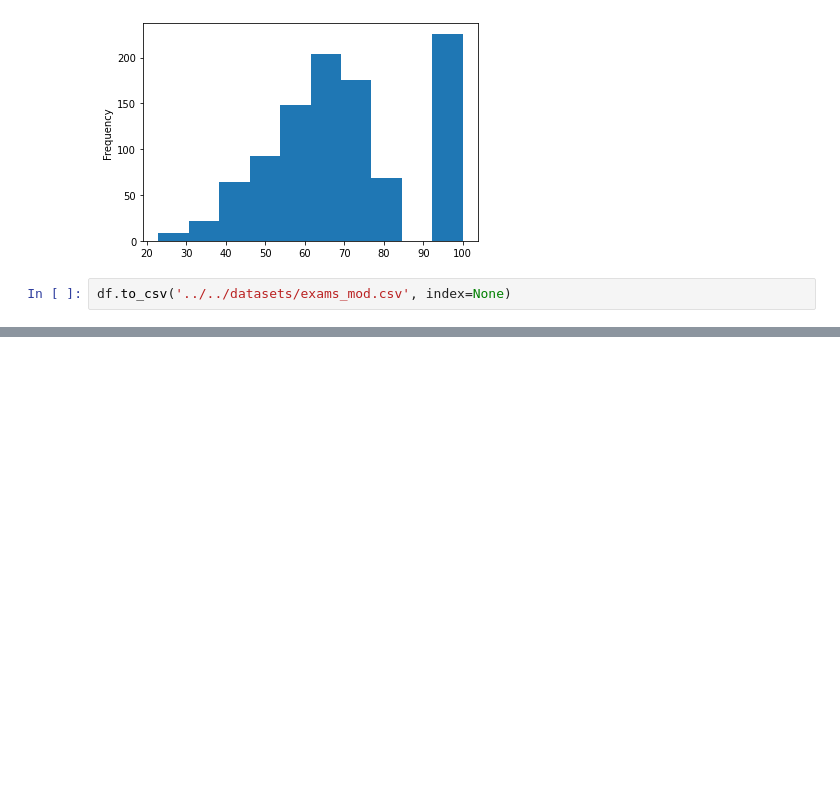
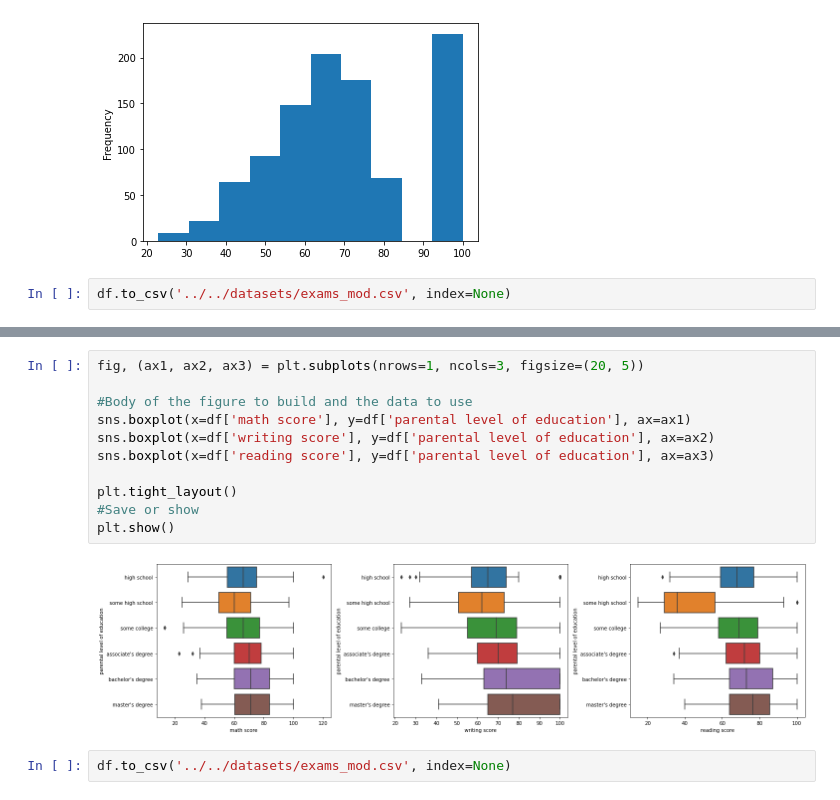
Before and after one commit to pepebonet/Intermediate_Python_BBA, a Jupyter notebook: Class_1/scripts/errors_to_dataset.ipynb, the cells around one changed output, grey strips where cells are left out. Drawn from its saved outputs; the diff is of its cells as text; blank space fills up the shorter version.

Commit message:
add errors to dataset

```diff
--- a/Class_1/scripts/errors_to_dataset.ipynb
+++ b/Class_1/scripts/errors_to_dataset.ipynb
@@ -99,0 +200,15 @@ df.to_csv('../../datasets/exams_mod.csv', index=None)
+# %%
+fig, (ax1, ax2, ax3) = plt.subplots(nrows=1, ncols=3, figsize=(20, 5))
+
+#Body of the figure to build and the data to use
+sns.boxplot(x=df['math score'], y=df['parental level of education'], ax=ax1)
+sns.boxplot(x=df['writing score'], y=df['parental level of education'], ax=ax2)
+sns.boxplot(x=df['reading score'], y=df['parental level of education'], ax=ax3)
+
+plt.tight_layout()
+#Save or show
+plt.show()
+# %% [output]
+[figure, added]
+# %%
+df.to_csv('../../datasets/exams_mod.csv', index=None)
```
Also changed, not shown: parts of 12 cells of this notebook.
